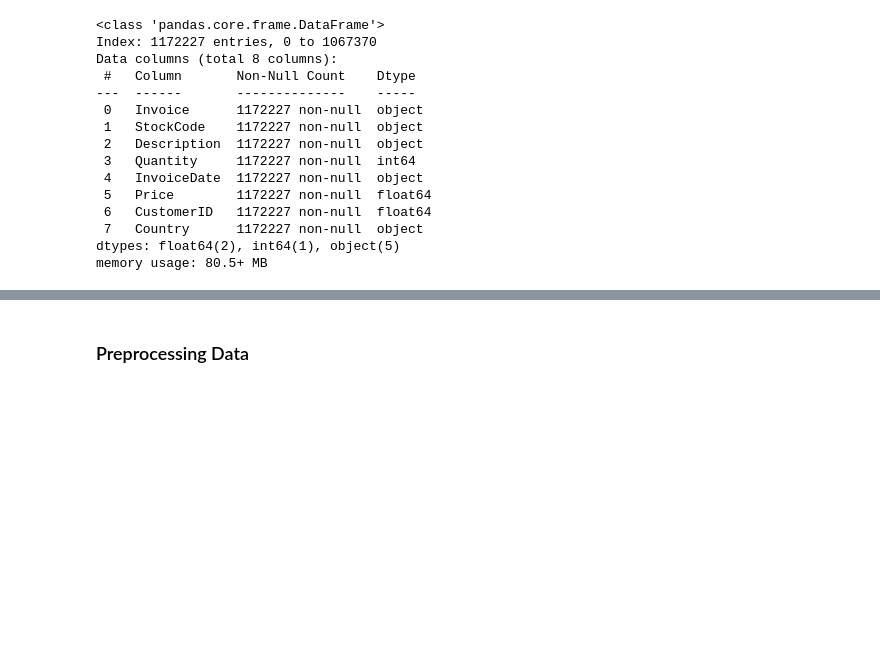
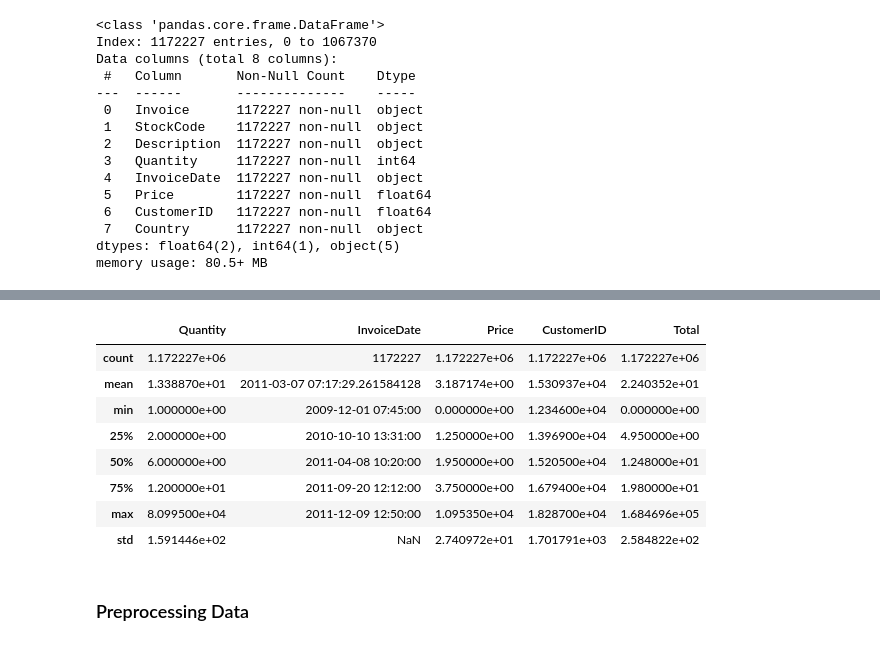
Before and after one commit to ShiftorTheOrca/asah-capstone, a Jupyter notebook: Asah_Fetch_A25_CS328.ipynb, the cells around one changed output, grey strips where cells are left out. Saved outputs shown, nothing was run; the diff lists cells and outputs as text; code cells hidden in the pictures; blank space fills up the shorter version.

```diff
--- a/Asah_Fetch_A25_CS328.ipynb
+++ b/Asah_Fetch_A25_CS328.ipynb
@@ -261,3 +292,15 @@ memory usage: 80.5+ MB
+# %%
+df_clean.describe()
+# %% [output]
+|  | Quantity | InvoiceDate | Price | CustomerID | Total |
+| count | 1.172227e+06 | 1172227 | 1.172227e+06 | 1.172227e+06 | 1.172227e+06 |
+| mean | 1.338870e+01 | 2011-03-07 07:17:29.261584128 | 3.187174e+00 | 1.530937e+04 | 2.240352e+01 |
+| min | 1.000000e+00 | 2009-12-01 07:45:00 | 0.000000e+00 | 1.234600e+04 | 0.000000e+00 |
+| 25% | 2.000000e+00 | 2010-10-10 13:31:00 | 1.250000e+00 | 1.396900e+04 | 4.950000e+00 |
+| 50% | 6.000000e+00 | 2011-04-08 10:20:00 | 1.950000e+00 | 1.520500e+04 | 1.248000e+01 |
+| 75% | 1.200000e+01 | 2011-09-20 12:12:00 | 3.750000e+00 | 1.679400e+04 | 1.980000e+01 |
+| max | 8.099500e+04 | 2011-12-09 12:50:00 | 1.095350e+04 | 1.828700e+04 | 1.684696e+05 |
+| std | 1.591446e+02 | NaN | 2.740972e+01 | 1.701791e+03 | 2.584822e+02 |
 # %% [markdown]
 ### Preprocessing Data
 # %%
```
Also changed, not shown: parts of 2 cells of this notebook.
